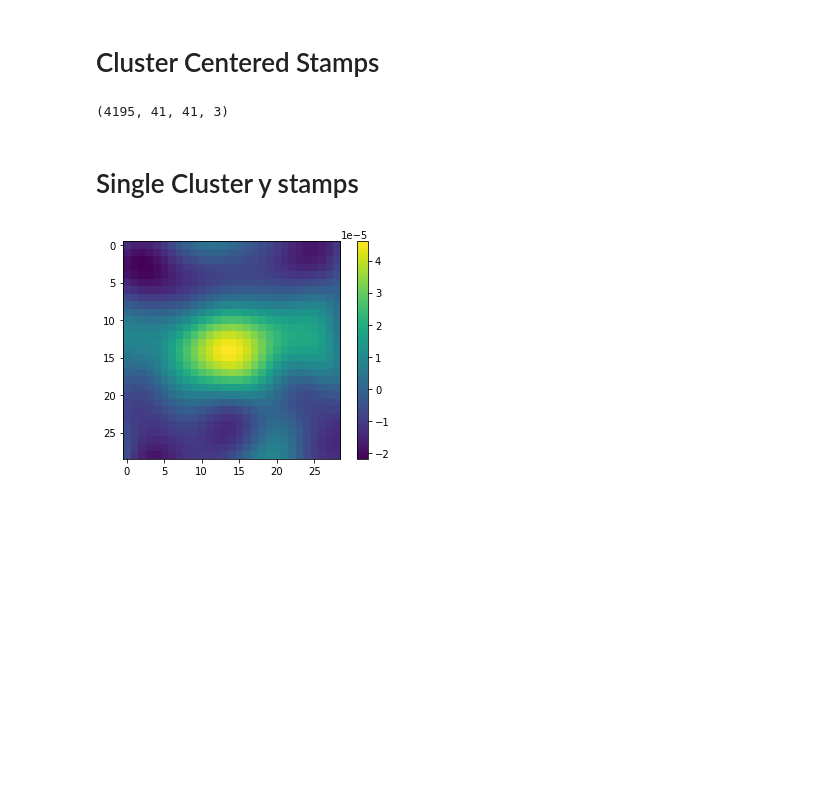
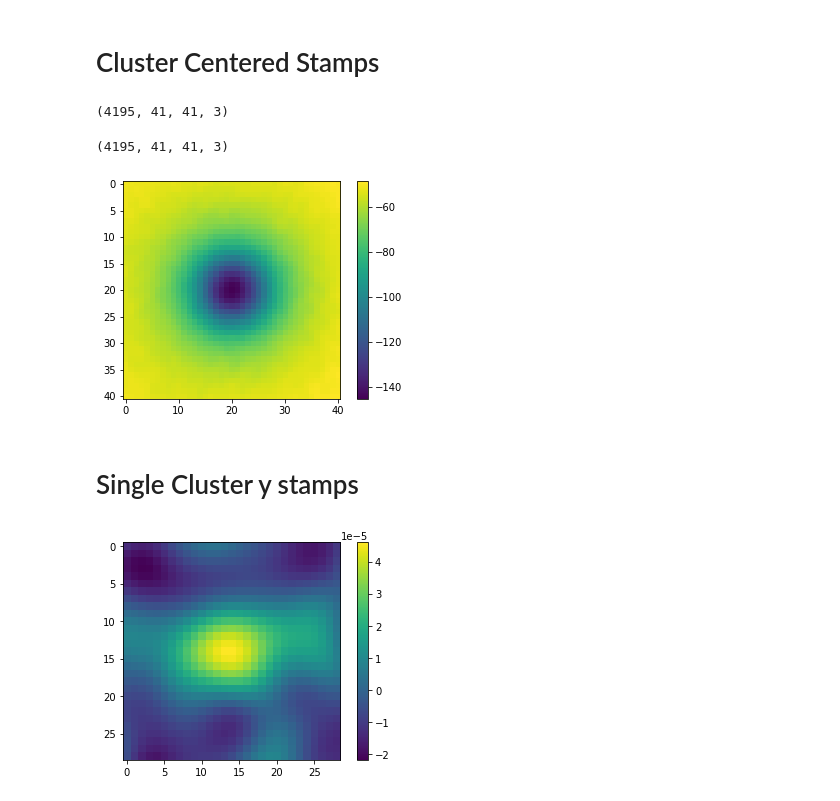
Before and after one commit to Sulla2012/ml-clusters, a Jupyter notebook: stamper_full.ipynb, the cells around one changed output. Cells and saved outputs as stored; diff of their text form; code cells hidden in the pictures; blank space fills up the shorter version.

```diff
--- a/stamper_full.ipynb
+++ b/stamper_full.ipynb
@@ -85,7 +94,7 @@ for key in clipCoordsDict.keys():
 # Cluster Centered Stamps
 # %%
 act_catalog = fits.open('/gpfs/fs0/project/r/rbond/jorlo/cluster_catalogs/DR5_cluster-catalog_v1.0b2.fits')
-ras, decs = act_catalog[1].data['RADeg'], act_catalog[1].data['decDeg']
+ras, decs, act_sn = act_catalog[1].data['RADeg'], act_catalog[1].data['decDeg'], act_catalog[1].data['SNR']
 # %%
 size = 2.5
 
@@ -148,5 +186,9 @@ to_return = np.stack([to_return_90, to_return_150, to_return_220], axis = -1)
 to_return.shape
 # %% [output]
 (4195, 41, 41, 3)
+# %%
+randoms.shape
+# %% [output]
+(4195, 41, 41, 3)
 # %%
 np.savez_compressed('/project/r/rbond/jorlo/datasets/act_freq_stamps/all_clusters.npz', to_return)
@@ -153,3 +196,18 @@ np.savez_compressed('/project/r/rbond/jorlo/datasets/act_freq_stamps/all_cluster
+# %%
+stack = 0
+n = 0
+
+for i in range(to_return.shape[0]):
+    weight = act_sn[i]
+    stack += to_return[i,...,0]*weight
+    n += weight
+# %%
+plt.imshow(stack/n)
+plt.colorbar()
+plt.show()
+plt.close()
+# %% [output]
+[figure, added]
 # %% [markdown]
 # Single Cluster y stamps
 # %%
```
Also changed, not shown: parts of 16 cells of this notebook, 1 other file.
